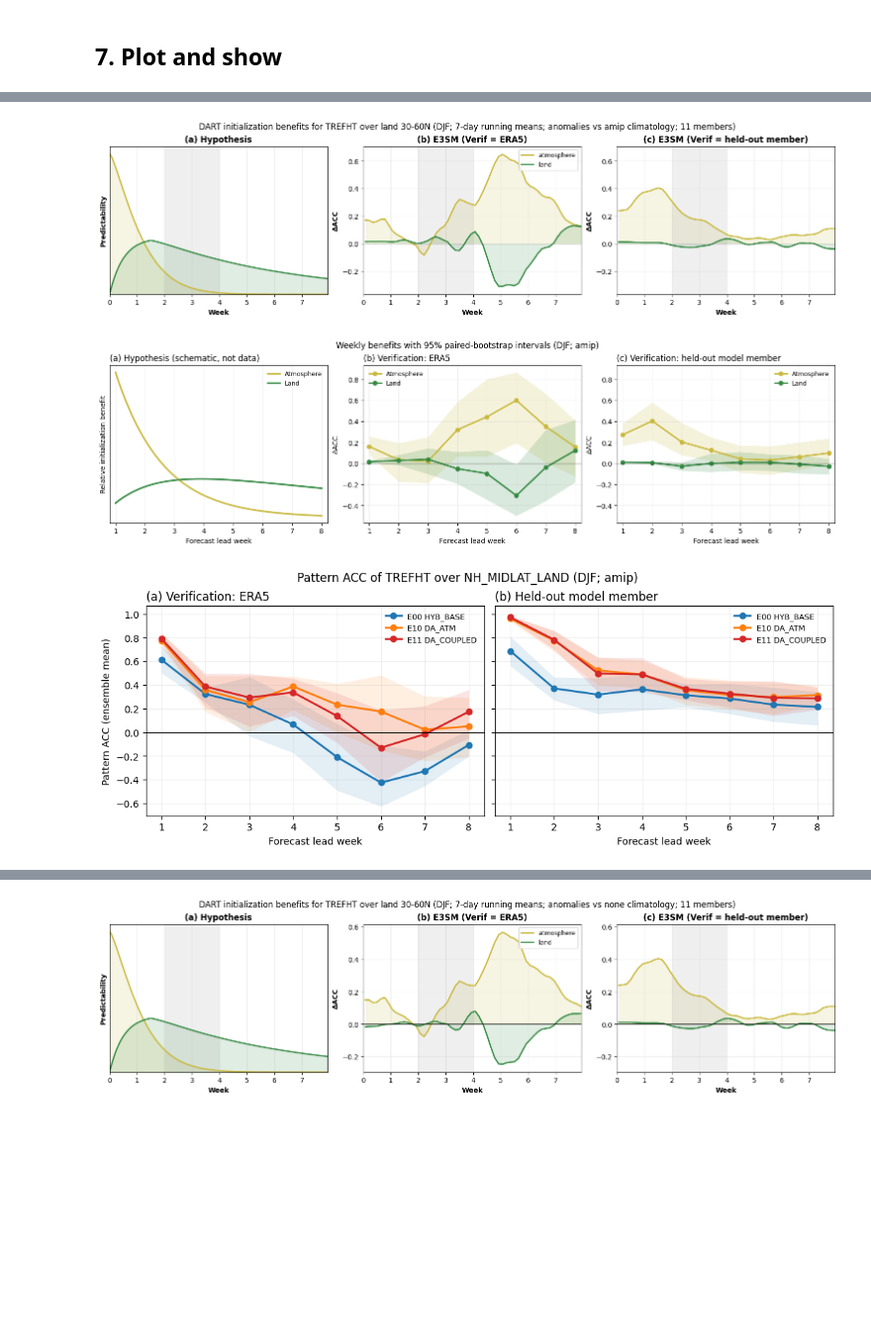
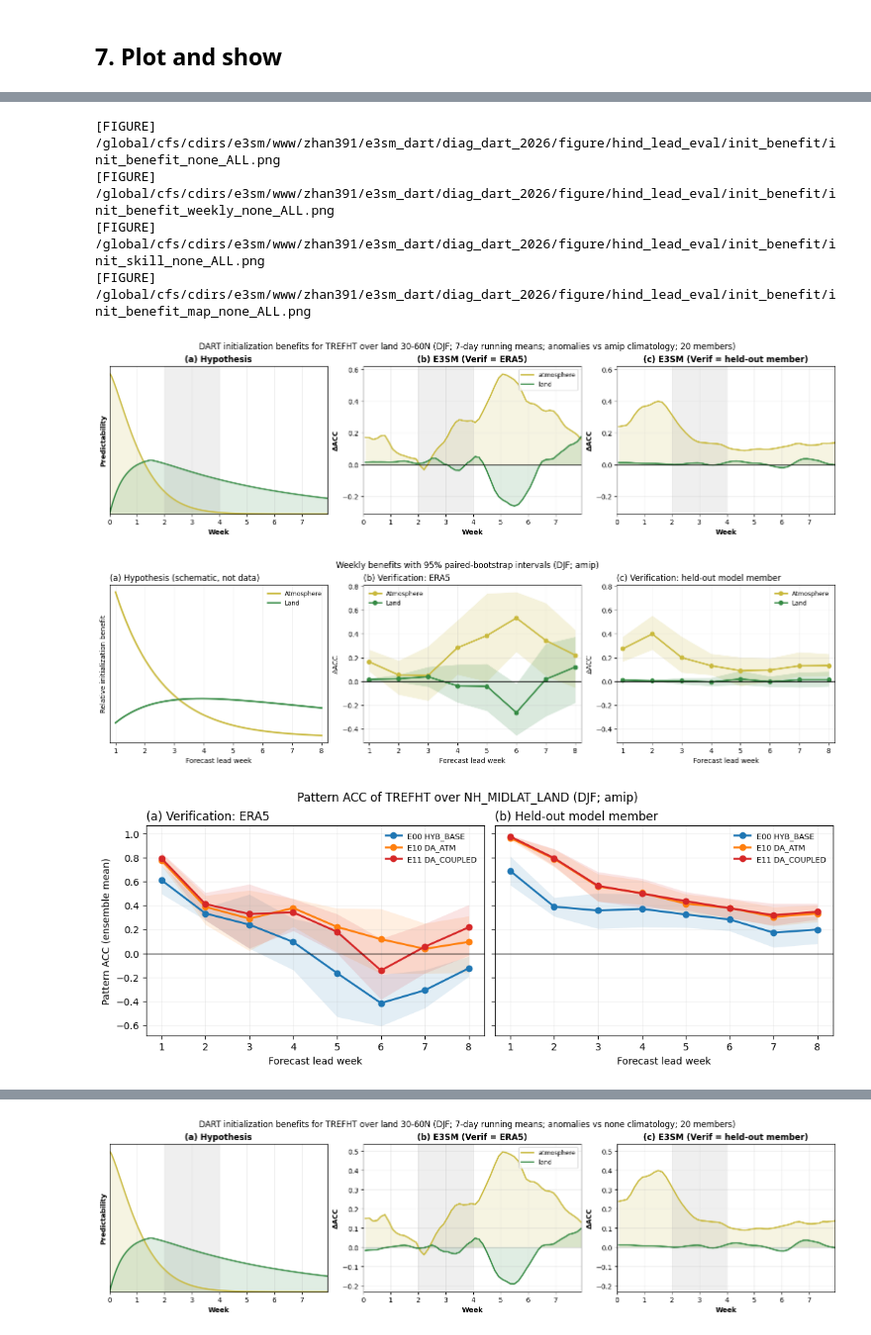
Before and after one commit to zhangshixuan1987/work_package, a Jupyter notebook: e3sm_dart_analysis/diagnostic/jupyter/hind_lead_eval/05_compute_and_plot_land_atm_init_benefits.ipynb, the cells around one changed output, grey strips where cells are left out. Shown at 99% size. Drawn from its saved outputs; the diff is of its cells as text; code cells hidden in the pictures; blank space fills up the shorter version.

```diff
--- a/e3sm_dart_analysis/diagnostic/jupyter/hind_lead_eval/05_compute_and_plot_land_atm_init_benefits.ipynb
+++ b/e3sm_dart_analysis/diagnostic/jupyter/hind_lead_eval/05_compute_and_plot_land_atm_init_benefits.ipynb
@@ -118,10 +119,13 @@ roles = role_configs(ROLES)
 check_configs(list(roles.values()))
 data_dir, figure_dir = workflow_output_dirs(WORKFLOW_NAME, "init_benefit", output_root=DIAGNOSTIC_OUTPUT_ROOT)
 ROOTS = dict(data_root=INPUT_DATA_ROOT, land_support_dir=LAND_SUPPORT_DIR)
-members = member_set(ROLES, MEMBER_SET)
-members = members if MAX_MEMBERS is None else members[:MAX_MEMBERS]
+members = {s: {r: m if MAX_MEMBERS is None else m[:MAX_MEMBERS] for r, m in member_set(ROLES, s).items()}
+           for s in SEASONS}  # {season: {role: member directories}}; the DA labels differ by season
+n_members = len(next(iter(members[SEASONS[0]].values())))
 print(f"[DATA] {data_dir}\n[FIGURE] {figure_dir}")
-print(f"[MEMBERS] {len(members)} ({MEMBER_SET}): {', '.join(members)}")
+for s, by_role in members.items():
+    for r, m in by_role.items():
+        print(f"[MEMBERS] {s} {r}: {len(m)}: {', '.join(m)}")
 display(pd.DataFrame([dict(role=r, config=c, atmosphere=CONFIGS[c][0], land=CONFIGS[c][1]) for r, c in roles.items()]))
 
 
@@ -174,7 +183,7 @@ for s in seasons:
                                amip_root=AMIP_ROOT, amip_cases=AMIP_CASES, land_support_dir=LAND_SUPPORT_DIR,
                                cache=data_dir / f"daily_ref_{s}_{VARIABLE}.nc", force=FORCE_COMPUTE)
     for r, c in roles.items():
-        daily[r, s] = daily_members(c, s, VARIABLE, members, REGION, max_lead=MAX_LEAD,
+        daily[r, s] = daily_members(c, s, VARIABLE, members[s][r], REGION, max_lead=MAX_LEAD,
                                     cache=data_dir / f"daily_{c}_{s}_{VARIABLE}.nc", force=FORCE_COMPUTE, **ROOTS)
         print(f"[DAILY] {r} {c} {s}: {dict(daily[r, s].sizes)}")
 print(f"[CLIM] observed: {refs[seasons[0]].attrs['clim_obs']}\n[CLIM] model: {refs[seasons[0]].attrs['clim_amip']}")
@@ -269,7 +281,7 @@ for name, set_seasons in sets.items():
         save(plot_paper_figure(x_weeks, pb, pc, names=names, window=WINDOW_WEEKS,
                                title=f"DART initialization benefits for {VARIABLE} over land {REGION['lat'][0]:g}-"
                                      f"{REGION['lat'][1]:g}N ({span}; {SMOOTH_DAYS}-day running means; anomalies vs {b} "
-                                     f"climatology; {len(members)} members)"),
+                                     f"climatology; {n_members} members)"),
              f"init_benefit_{b}_{name}.png")
         pb, pc = results["weekly", "b", b, name], results.get(("weekly", "c", name))
         save(plot_benefit_figure(weeks, pb, pc, names=names,
@@ -297,3 +321,7 @@ for name, set_seasons in sets.items():
+[FIGURE] /global/cfs/cdirs/e3sm/www/zhan391/e3sm_dart/diag_dart_2026/figure/hind_lead_eval/init_benefit/init_benefit_none_ALL.png
+[FIGURE] /global/cfs/cdirs/e3sm/www/zhan391/e3sm_dart/diag_dart_2026/figure/hind_lead_eval/init_benefit/init_benefit_weekly_none_ALL.png
+[FIGURE] /global/cfs/cdirs/e3sm/www/zhan391/e3sm_dart/diag_dart_2026/figure/hind_lead_eval/init_benefit/init_skill_none_ALL.png
+[FIGURE] /global/cfs/cdirs/e3sm/www/zhan391/e3sm_dart/diag_dart_2026/figure/hind_lead_eval/init_benefit/init_benefit_map_none_ALL.png
-[figure, old version]
+[figure, new version]
-[figure, old version]
+[figure, new version]
-[figure, old version]
+[figure, new version]
@@ -301 +329 @@ for name, set_seasons in sets.items():
-[figure, old version]
+[figure, new version]
```
Also changed, not shown: parts of 8 cells of this notebook, 8 other files.
